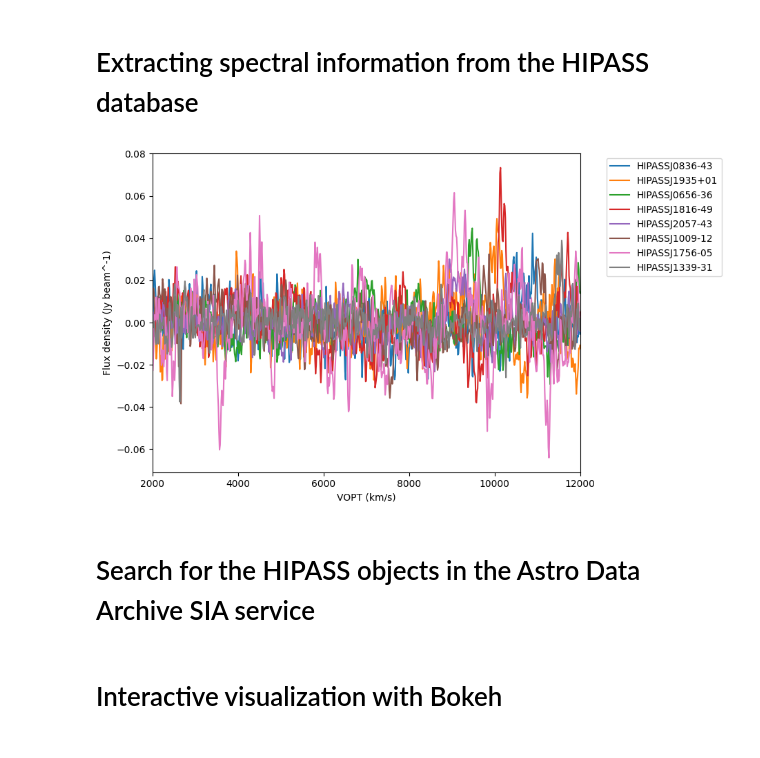
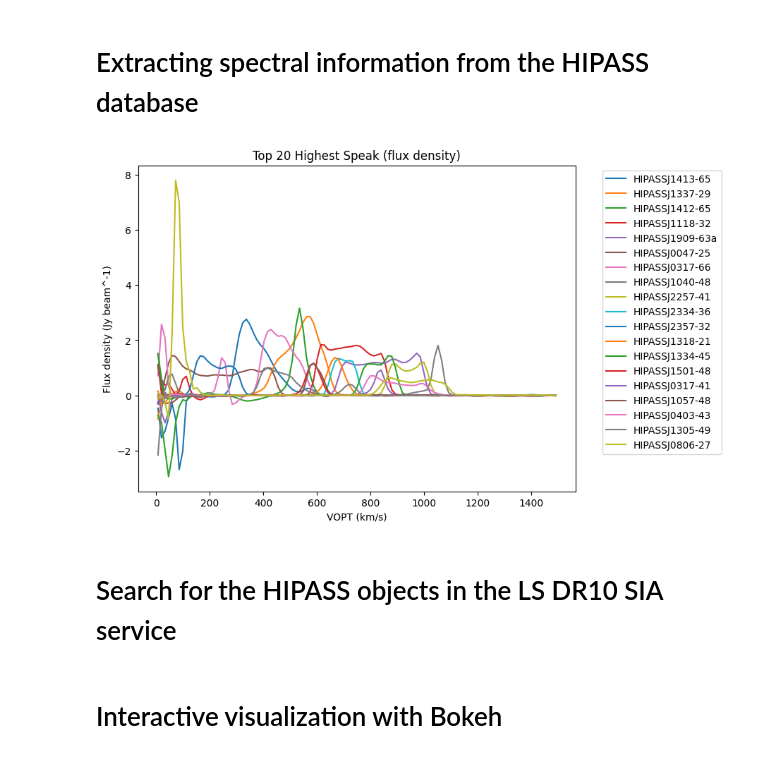
Before and after one commit to astro-datalab/notebooks-latest, a Jupyter notebook: 05_Contrib/ExtraGalactic/HI_in_galaxies_interactive/HIPASS_interactive.ipynb, the cells around one changed output. Drawn from its saved outputs; the diff is of its cells as text; code cells hidden in the pictures.

```diff
--- a/05_Contrib/ExtraGalactic/HI_in_galaxies_interactive/HIPASS_interactive.ipynb
+++ b/05_Contrib/ExtraGalactic/HI_in_galaxies_interactive/HIPASS_interactive.ipynb
@@ -149,10 +152,10 @@ Default is selected = 'most_massive'. Please be aware that depending on the inte
 max(Number_of_sources) for confused sources is 333; otherwise it is 4315
 # %%
-Number_of_sources = 10
+Number_of_sources = 20
 
-# Assign only one of the following: 'most_massive', 'least_massive', 'confused'
+# Assign only one of the following: 'most_massive', 'least_massive', 'confused', 'highest_speak'
 
-selected = 'most_massive'
+selected = 'highest_speak'
 
 # For example, if selected = 'most_massive' it will compute sub-sample of the X most massive galaxies, where X
 # is the Number_of sources; if you type selected = 'least_massive' it will do the same for the X least massive sources
@@ -161,7 +164,8 @@ selected = 'most_massive'
 select_dict = {
   'most_massive' : (False, 'logHI_mass_approx'),
   'least_massive' : (True, 'logHI_mass_approx'),
-  'confused' : (False, 'cf')
+  'confused' : (False, 'cf'),
+  'highest_speak' : (False, 'Speak')
 }
 # %% [markdown]
 # Create the dataframe based on the selected conditions
@@ -177,7 +181,7 @@ ascending_ = select_dict[selected][0]
 by_ = select_dict[selected][1]
 
 # Create sorted (based on the dataset selected above) pandas dataframe
-df_selected = df_hipass.sort_values(by_, ascending = False).reset_index() # Creating selected dataset and sorting
+df_selected = df_hipass.sort_values(by_, ascending = ascending_).reset_index() #Creating selected dataset and sorting
 df_selected = df_selected[0:Number_of_sources] # Getting the specific number of sources
 df = df_selected # Save new dataframe
 # %% [markdown]
@@ -199,8 +203,8 @@ for galaxy in tqdm(range(len(df))):
     cube = "%03d" % df['cube'][galaxy]
     ra = df['RAJ2000'][galaxy].decode().replace(' ',':')
     dec = df['DEJ2000'][galaxy].decode().replace(' ',':')
-    xmin = 2000
-    xmax = 12000
+    xmin = 2
+    xmax = 1500
 
     root = "https://www.parkes.atnf.csiro.au/cgi-bin/multi/release/download.cgi?"
     params = {"cubename": "/var/www/vhosts/www.parkes.atnf.csiro.au/htdocs/research/multibeam/release/MULTI_3_HIDE/PUBLIC/H%s_abcde_luther.FELO.imbin.vrd" % cube,
@@ -233,35 +237,35 @@ HIPASS_sources = ['HIPASS'+df['HIPASS'][idx].decode().strip() for idx in range(l
 # %%
 # We want to go to each URL and extract only the spectra data
 # From each URL we need Channel, Velocity, and Intensity information
 # Going through each URL, reading it with the BeautifulSoup and manipulating to get needed data
 fig, ax = plt.subplots(figsize=(8,6))
 
 for idx,galaxy in tqdm(enumerate(all_ascii)):
     res = requests.get(galaxy)
 
     # The CSIRO server unfortunately returns res.status_code = 200 (meaning 'OK') even when there was an error.
     # Instead, we will check whether a phrase about an error is return in res.text
     if res.status_code == 200 and 'following error has occured' not in res.text:
         soup = str(BeautifulSoup(res.text,'html.parser'))
 
         # The spectrum is returned an ASCII table, as part of the server response.
         # `find` gets the table from the response string, no matter where it starts.
         # `+3` gets rid of the leading comment char.
         # `replace` fixes the column name with whitespace
         datastr = soup[soup.find('#  Channel')+3:].replace('Spectral axis','Velocity')
         df_spec = pd.read_csv(StringIO(datastr),delim_whitespace=True)
 
         ax.plot(df_spec['Velocity'], df_spec['Intensity'], label=f'{HIPASS_sources[idx]}')
 
-ax.set_xlim(2000,12000)
 ax.set_xlabel('VOPT (km/s)')
 ax.set_ylabel('Flux density (Jy beam^-1)')
+ax.set_title('Top 20 Highest Speak (flux density)')
 ax.legend(bbox_to_anchor=(1.05, 1))
 plt.show()
 # %% [output]
-[figure, old version]
+[figure, new version]
 # %% [markdown]
 <a class="anchor" id="chapter2.1"></a>
-# Search for the HIPASS objects in the Astro Data Archive SIA service
+# Search for the HIPASS objects in the LS DR10 SIA service
 # %%
 # this URL tells the SIA service where to find images and image metadata
```
Also changed, not shown: parts of 9 cells of this notebook.
